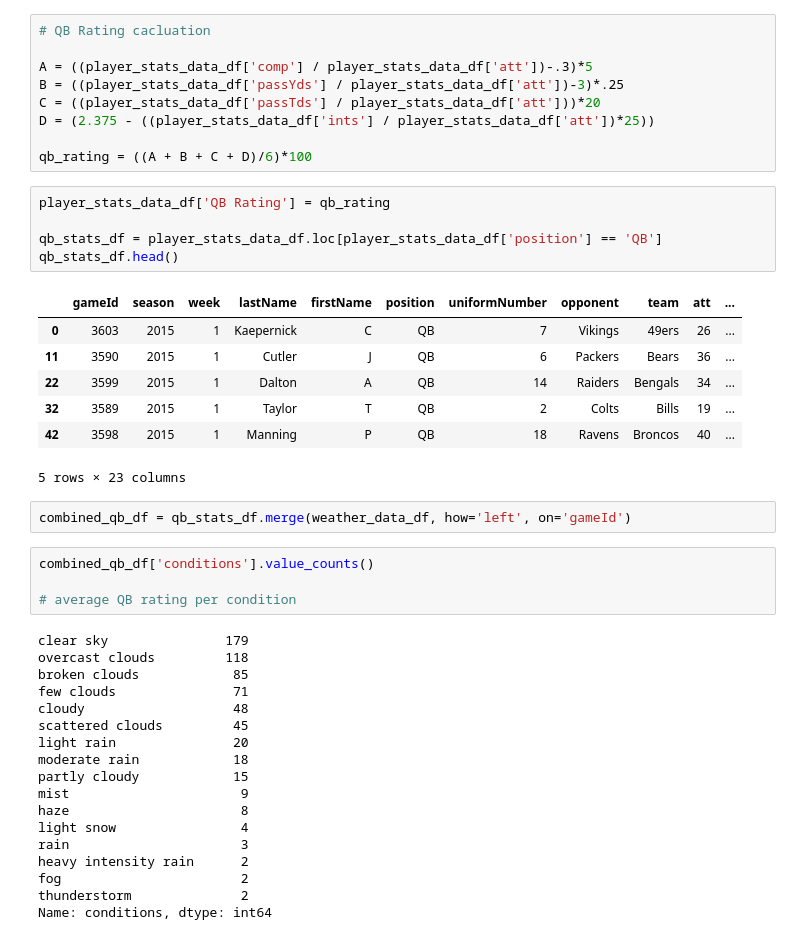
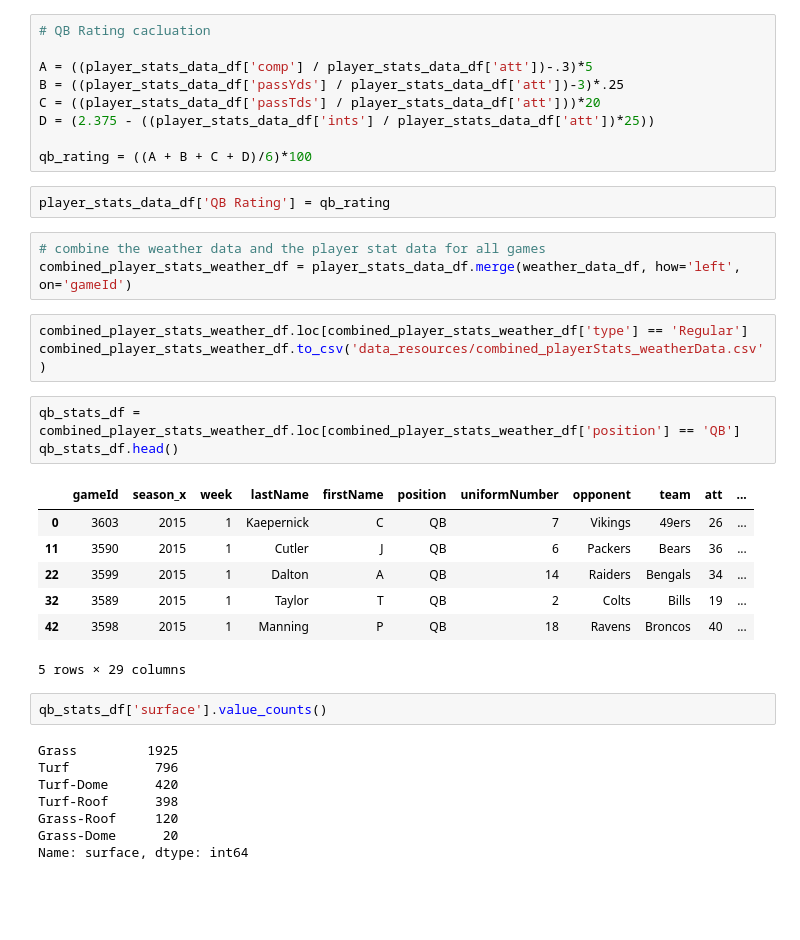
Before and after one commit to nblaul/Project-1, a Jupyter notebook: Project1_datacleanup.ipynb, the cells around one changed output. Cells and saved outputs as stored; diff of their text form; blank space fills up the shorter version.

```diff
--- a/Project1_datacleanup.ipynb
+++ b/Project1_datacleanup.ipynb
@@ -77,40 +77,32 @@ C = ((player_stats_data_df['passTds'] / player_stats_data_df['att']))*20
 D = (2.375 - ((player_stats_data_df['ints'] / player_stats_data_df['att'])*25))
 
 qb_rating = ((A + B + C + D)/6)*100
+# %%
+player_stats_data_df['QB Rating'] = qb_rating
+# %%
+# combine the weather data and the player stat data for all games
+combined_player_stats_weather_df = player_stats_data_df.merge(weather_data_df, how='left', on='gameId')
+# %%
+combined_player_stats_weather_df.loc[combined_player_stats_weather_df['type'] == 'Regular']
+combined_player_stats_weather_df.to_csv('data_resources/combined_playerStats_weatherData.csv')
 # %%
-player_stats_data_df['QB Rating'] = qb_rating
-
-qb_stats_df = player_stats_data_df.loc[player_stats_data_df['position'] == 'QB']
+qb_stats_df = combined_player_stats_weather_df.loc[combined_player_stats_weather_df['position'] == 'QB']
 qb_stats_df.head()
 # %% [output]
-|  | gameId | season | week | lastName | firstName | position | uniformNumber | opponent | team | att | ... |
+|  | gameId | season_x | week | lastName | firstName | position | uniformNumber | opponent | team | att | ... |
 | 0 | 3603 | 2015 | 1 | Kaepernick | C | QB | 7 | Vikings | 49ers | 26 | ... |
 | 11 | 3590 | 2015 | 1 | Cutler | J | QB | 6 | Packers | Bears | 36 | ... |
 | 22 | 3599 | 2015 | 1 | Dalton | A | QB | 14 | Raiders | Bengals | 34 | ... |
 | 32 | 3589 | 2015 | 1 | Taylor | T | QB | 2 | Colts | Bills | 19 | ... |
 | 42 | 3598 | 2015 | 1 | Manning | P | QB | 18 | Ravens | Broncos | 40 | ... |
-5 rows × 23 columns
+5 rows × 29 columns
-# %%
-combined_qb_df = qb_stats_df.merge(weather_data_df, how='left', on='gameId')
 # %%
-combined_qb_df['conditions'].value_counts()
-
-# average QB rating per condition
+qb_stats_df['surface'].value_counts()
 # %% [output]
-clear sky               179
-overcast clouds         118
-broken clouds            85
-few clouds               71
-cloudy                   48
-scattered clouds         45
-light rain               20
-moderate rain            18
-partly cloudy            15
-mist                      9
-haze                      8
-light snow                4
-rain                      3
-heavy intensity rain      2
-fog                       2
-thunderstorm              2
-Name: conditions, dtype: int64
+Grass         1925
+Turf           796
+Turf-Dome      420
+Turf-Roof      398
+Grass-Roof     120
+Grass-Dome      20
+Name: surface, dtype: int64
```
Also changed, not shown: parts of 6 cells of this notebook, 4 other files.
